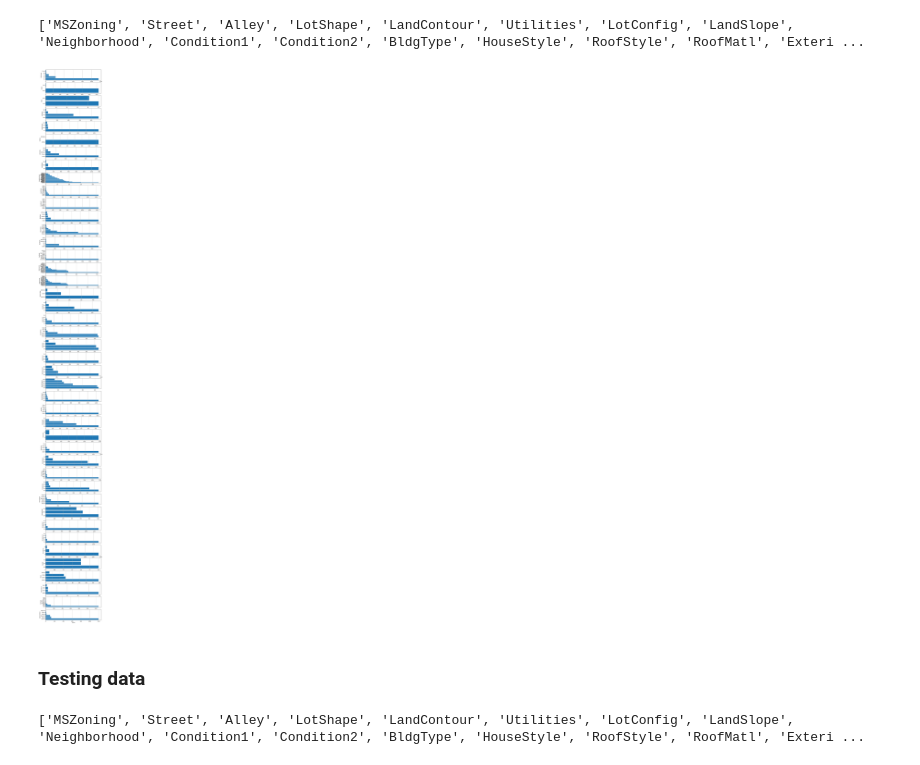
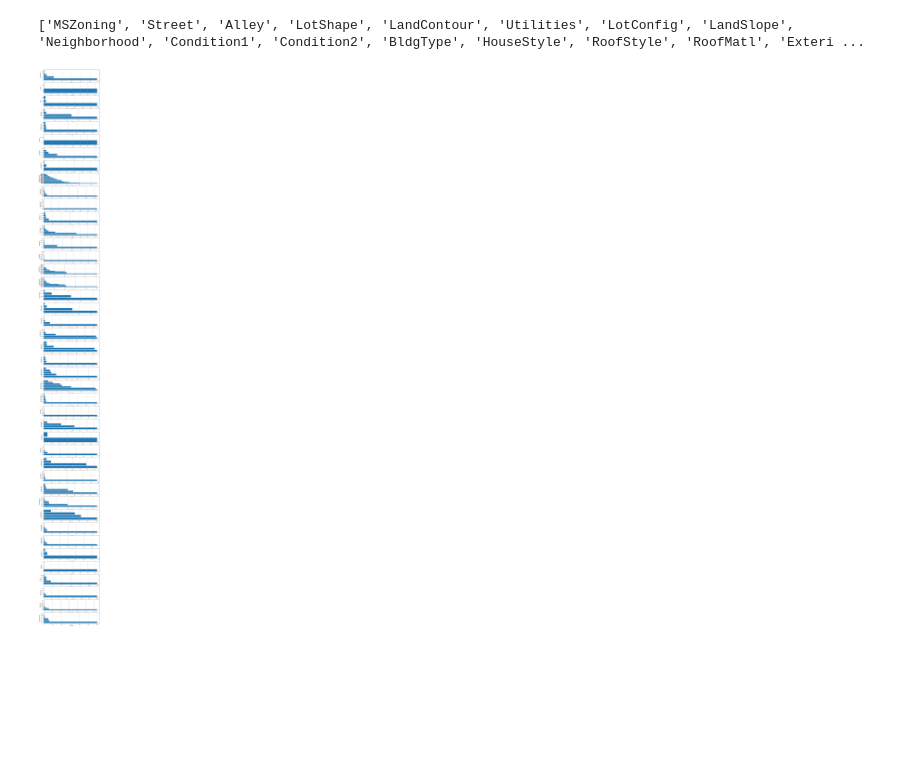
Before and after one commit to DickyAdi/house-regression, a Jupyter notebook: houseRegression.ipynb, the cells around one changed output. Cells and saved outputs as stored; diff of their text form; code cells hidden in the pictures; blank space fills up the shorter version.

```diff
--- a/houseRegression.ipynb
+++ b/houseRegression.ipynb
@@ -123,0 +127,9 @@ plt.show()
+# %%
+trainCategoricalCols = dfTrain.select_dtypes(exclude='number').columns.to_list()
+trainNumericalCols = dfTrain.select_dtypes(include='number').columns.to_list()
+
+testCategoricalCols = dfTest.select_dtypes(exclude='number').columns.to_list()
+testNumericalCols = dfTest.select_dtypes(include='number').columns.to_list()
+# %%
+dfTrain[trainCategoricalCols] = dfTrain[trainCategoricalCols].fillna('no')
+dfTrain[trainNumericalCols] = dfTrain[trainNumericalCols].fillna(0)
@@ -135,17 +150,11 @@ print(trainCategoricalCols)
 # %%
 fig, ax = plt.subplots(len(trainCategoricalCols), 1,figsize=(10,100))
 
 for i, cols in enumerate(trainCategoricalCols):
     ax[i].barh(dfTrain[cols].value_counts().index, dfTrain[cols].value_counts().values)
     ax[i].set_ylabel(trainCategoricalCols[i])
+    ax[i].tick_params(labelsize=6)
     ax[i].set_xlabel('Count')
     ax[i].grid(axis='x')
 # %% [output]
-[figure, old version]
+[figure, new version]
-# %% [markdown]
-### Testing data
-# %%
-testCategoricalCols = dfTest.select_dtypes(exclude='number').columns.to_list()
-print(testCategoricalCols)
-# %% [output]
-['MSZoning', 'Street', 'Alley', 'LotShape', 'LandContour', 'Utilities', 'LotConfig', 'LandSlope', 'Neighborhood', 'Condition1', 'Condition2', 'BldgType', 'HouseStyle', 'RoofStyle', 'RoofMatl', 'Exteri ...
```
Also changed, not shown: parts of 34 cells of this notebook.
